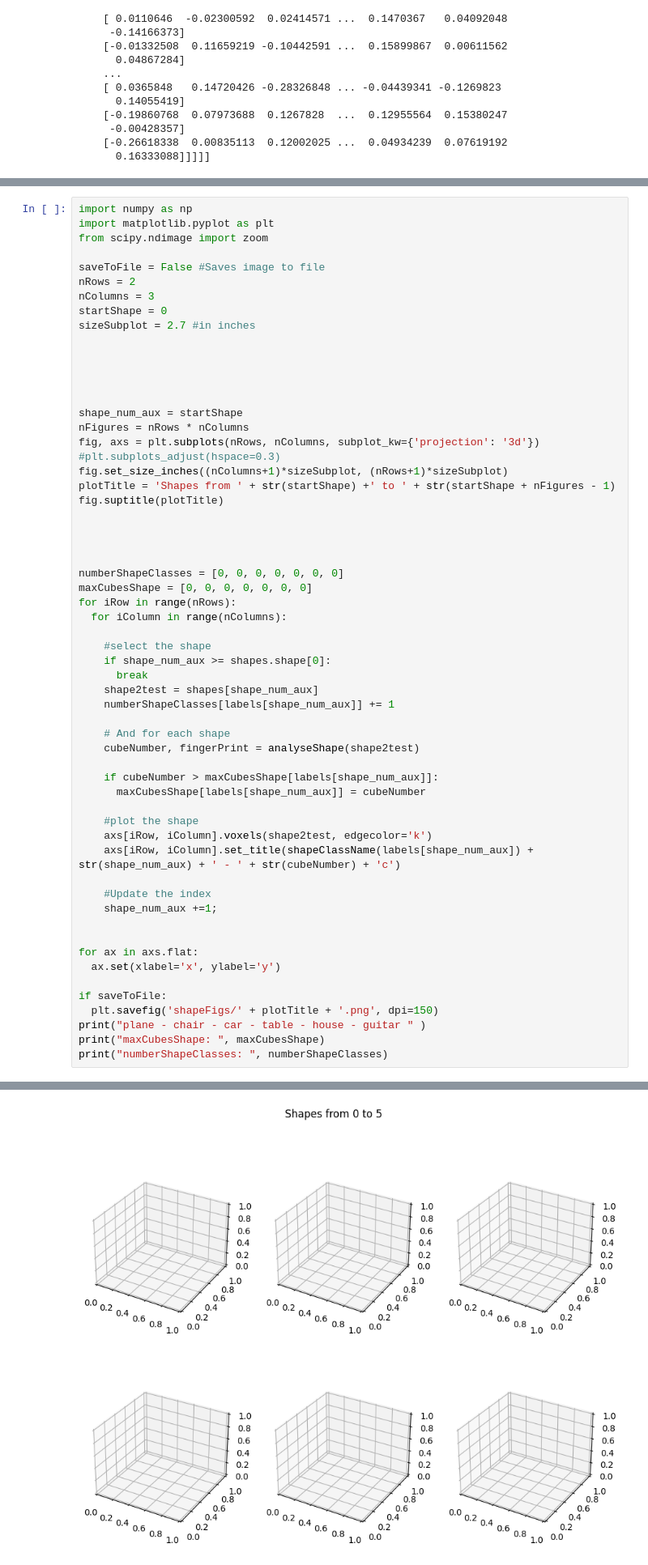
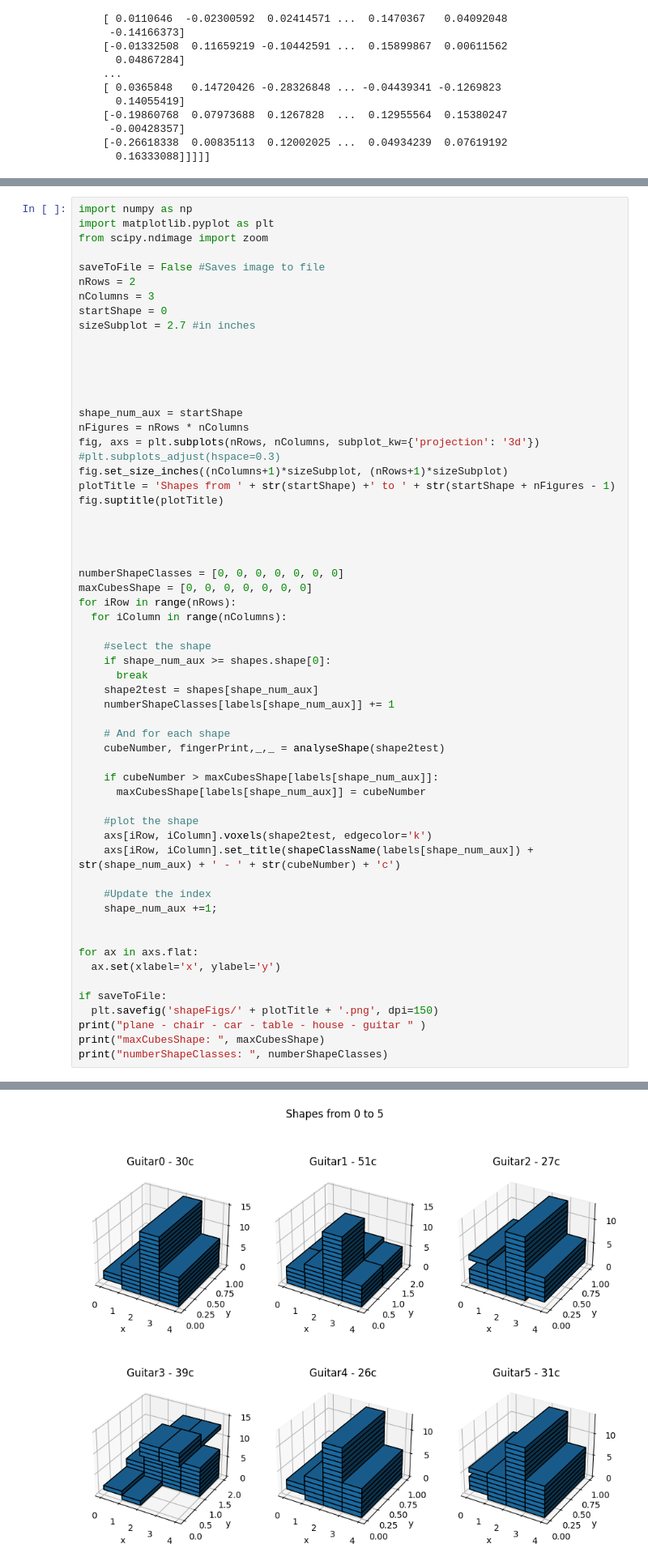
Before and after one commit to rmorenoga/cube3D, a Jupyter notebook: BIGCUBE_V2.ipynb, the cells around one changed output, grey strips where cells are left out. Shown at 81% size. Drawn from its saved outputs; the diff is of its cells as text.

```diff
--- a/BIGCUBE_V2.ipynb
+++ b/BIGCUBE_V2.ipynb
@@ -1768,7 +1794,7 @@ for iRow in range(nRows):
     numberShapeClasses[labels[shape_num_aux]] += 1
 
     # And for each shape
-    cubeNumber, fingerPrint = analyseShape(shape2test)
+    cubeNumber, fingerPrint,_,_ = analyseShape(shape2test)
 
     if cubeNumber > maxCubesShape[labels[shape_num_aux]]:
       maxCubesShape[labels[shape_num_aux]] = cubeNumber
@@ -1794 +1822 @@ ValueError: ignored
-[figure, old version]
+[figure, new version]
```
Also changed, not shown: parts of 36 cells of this notebook.
